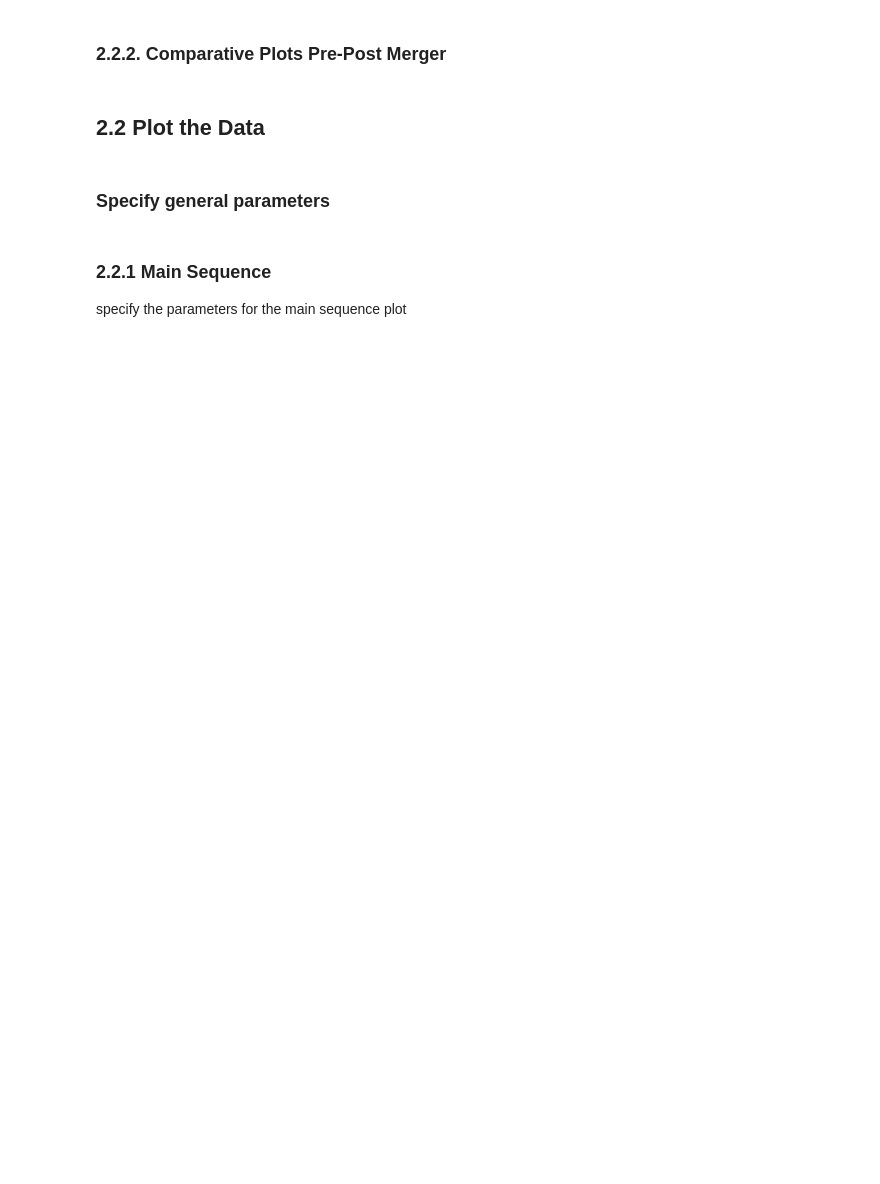
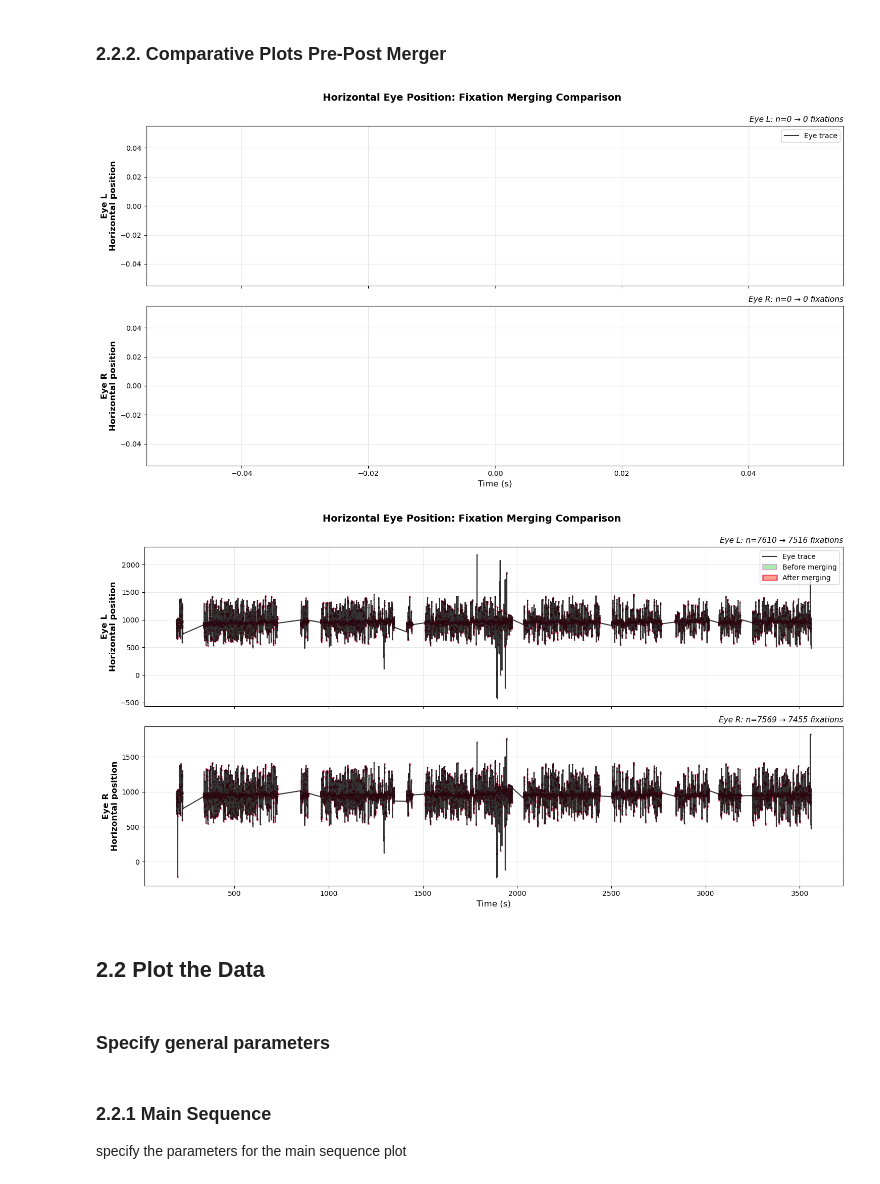
Before and after one commit to s-ccs/2024FreeViewingMSCOCO, a Jupyter notebook: scripts/et_preprocessing/ET_Data_Plotting.ipynb, the cells around one changed output. Drawn from its saved outputs; the diff is of its cells as text; code cells hidden in the pictures; blank space fills up the shorter version.

```diff
--- a/scripts/et_preprocessing/ET_Data_Plotting.ipynb
+++ b/scripts/et_preprocessing/ET_Data_Plotting.ipynb
@@ -875,0 +1047,4 @@ blinks_df
+# %%
+events_filepath = Path("C:/Users/chris/Documents/ArbeitUni/VIS_S-CCS/FreeViewing/Data/data/out")    # from where to load the .csv files, if asc was already loaded
+out_dir = Path("C:/Users/chris/Documents/ArbeitUni/VIS_S-CCS/FreeViewing/Data/data/out")  # where to save the dataframes as csv files
+window_size = 150.0
@@ -876,4 +1053,4 @@ blinks_df
 # %%
 subject_id="005"
-events = load_subject_tsv(events_filepath, subject_id)
+events = load_subject_tsv(events_filepath, subject_id, window_ms=window_size)
 events
@@ -883,5 +1078,5 @@ if the saccades in between are below a certain threshold (e.g. amplitude 1.0 & d
 # %%
-merged_events = merge_fixation_candidates(events)
+merged_events = merge_events(events, a_min = 1.0, t_min_fix = 0.06)
 
 # Save to file
 output_filename = f'sub-{subject_id}_ses-001_task-freeviewing_et_events_merged.tsv'
@@ -934,12 +1145,6 @@ def plot_eye_trace_both_eyes(events_before, events_after, time_window=None):
         for idx, row in before_fix.iterrows():
             times.extend([row['onset'], row['end_time']])
             positions.extend([row[pos_col], row[pos_col]])
-
-            next_idx = before_fix.index.get_loc(idx)
-            if next_idx < len(before_fix) - 1:
-                next_row = before_fix.iloc[next_idx + 1]
-                times.append(next_row['onset'])
-                positions.append(next_row[pos_col])
 
         # Plot the trace
         ax.plot(times, positions, 'k-', linewidth=1.5, alpha=0.8,
@@ -997,17 +1202,20 @@ def plot_eye_trace_both_eyes(events_before, events_after, time_window=None):
 # %%
 events_before = events.copy()
 
 # With time window
-fig1 = plot_eye_trace_both_eyes(events_before, merged_events, time_window=(2500, 2520)) # change the time window to inspect other parts
+fig1 = plot_eye_trace_both_eyes(events_before, merged_events, time_window=(180, 190)) # change the time window to inspect other parts
 plt.show()
 
 # Full timeline
 fig2 = plot_eye_trace_both_eyes(events_before, merged_events)
 plt.show()
 
 # Save
 fig1.savefig(os.path.join(out_dir, 'both_eyes_fixation_comparison.png'), dpi=300, bbox_inches='tight')
 fig1.savefig(os.path.join(out_dir, 'both_eyes_fixation_comparison_alltimes.png'), dpi=300, bbox_inches='tight')
+# %% [output]
+[figure, added]
+[figure, added]
 # %% [markdown]
 ## 2.2 Plot the Data
 # %% [markdown]
```
Also changed, not shown: parts of 60 cells of this notebook.
